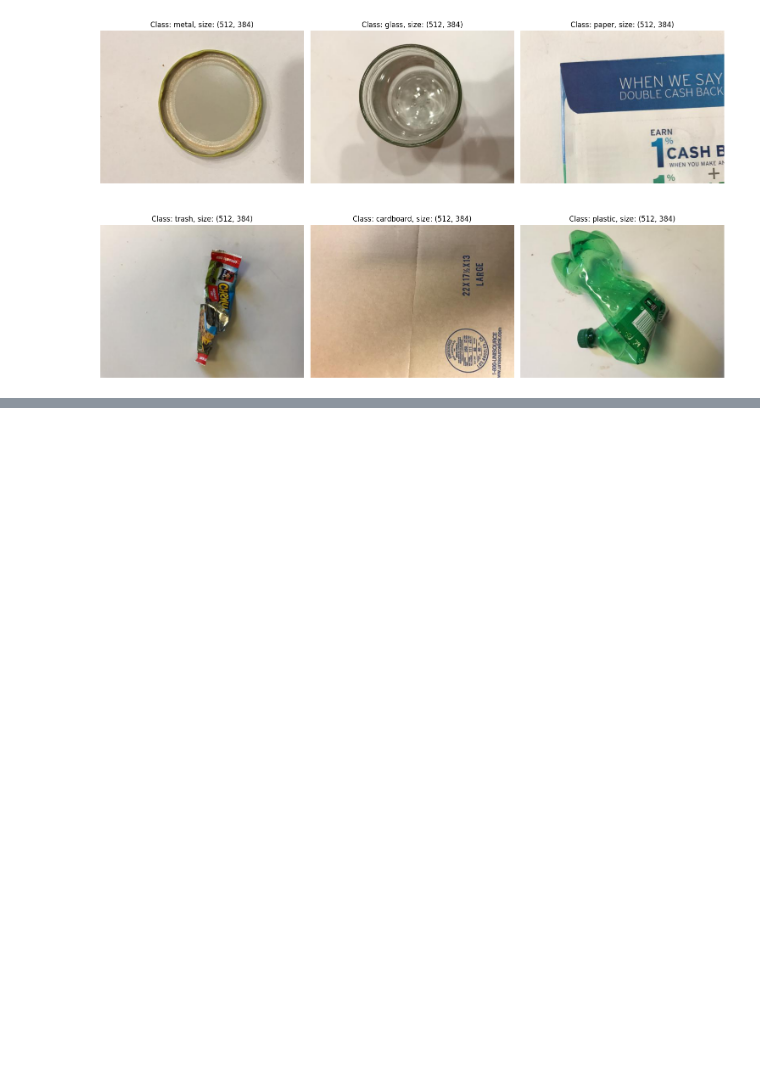
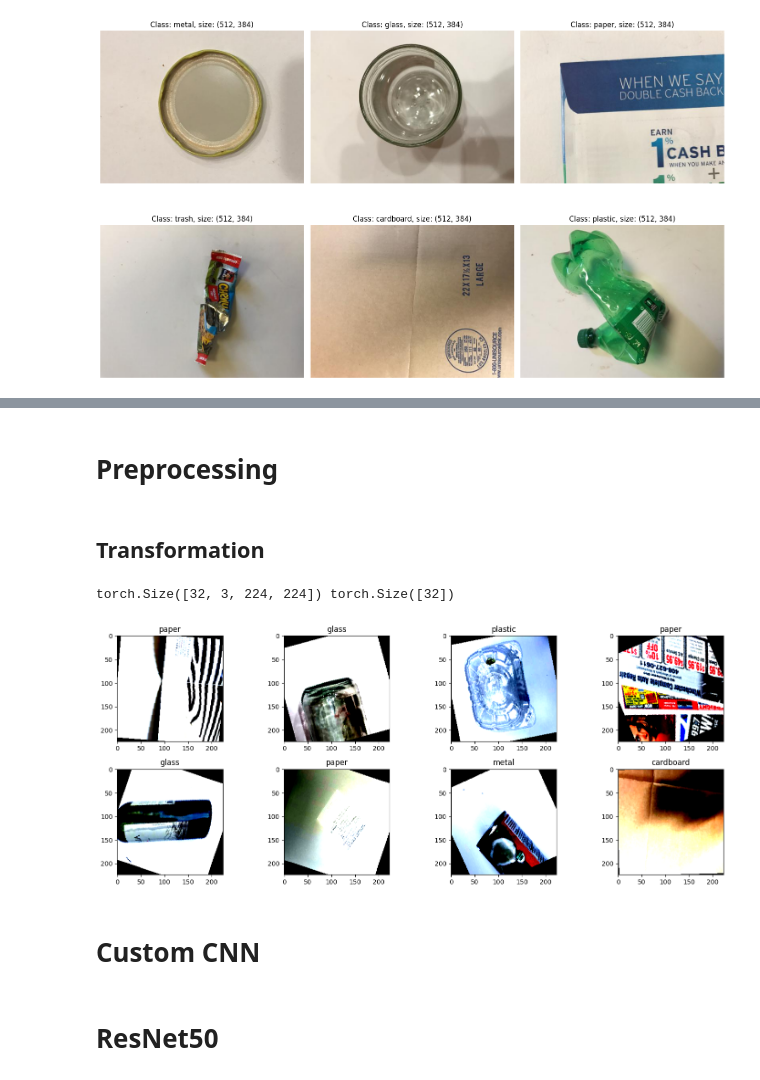
Before and after one commit to k0stro/garbage-classification, a Jupyter notebook: garbage-classification-cnn-vs-resnet50.ipynb, the cells around one changed output, grey strips where cells are left out. Drawn from its saved outputs; the diff is of its cells as text; code cells hidden in the pictures; blank space fills up the shorter version.

Commit message:
Kaggle Notebook | Garbage Classification - CNN vs ResNet50 | Version 4

```diff
--- a/garbage-classification-cnn-vs-resnet50.ipynb
+++ b/garbage-classification-cnn-vs-resnet50.ipynb
@@ -82,0 +117,18 @@ plt.show()
+# %% [markdown]
+# Preprocessing
+# %% [markdown]
+## Transformation
+# %%
+train_transform = transforms.Compose([
+    transforms.Resize((224, 224)),
+    transforms.RandomHorizontalFlip(p=0.5),
+    transforms.RandomRotation(degrees=30),
+    transforms.ToTensor(),
+    transforms.Normalize(mean=[0.485, 0.456, 0.406], std=[0.229, 0.224, 0.225]) #normalization parameters for resnet50
+])
+
+test_val_transform = transforms.Compose([
+    transforms.Resize((224, 224)),
+    transforms.ToTensor(),
+    transforms.Normalize(mean=[0.485, 0.456, 0.406], std=[0.229, 0.224, 0.225]) #normalization parameters for resnet50
+])
@@ -82,0 +165,30 @@ plt.show()
+# %%
+train_dataset = GarbageDataset(df_train, img_dir, transform=train_transform)
+val_dataset = GarbageDataset(df_val, img_dir, transform=test_val_transform)
+test_dataset = GarbageDataset(df_test, img_dir, transform=test_val_transform)
+
+batch_size = 32
+
+train_loader = DataLoader(train_dataset, batch_size=batch_size, shuffle=True, num_workers=2)
+val_loader = DataLoader(val_dataset, batch_size=batch_size, shuffle=False, num_workers=2)
+test_loader = DataLoader(test_dataset, batch_size=batch_size, shuffle=False, num_workers=2)
+# %%
+images, labels = next(iter(train_loader))
+print(images.shape, labels.shape)
+# %% [output]
+torch.Size([32, 3, 224, 224]) torch.Size([32])
+# %%
+class_names = [class_map[i+1] for i in range(len(class_map))]
+images, labels = next(iter(train_loader))
+plt.figure(figsize=(15, 6))
+for i in range(8):
+    plt.subplot(2, 4, i+1)
+    plt.imshow(images[i].numpy().transpose((1, 2, 0)))
+    label_idx = labels[i].item()
+    plt.title(class_names[label_idx])
+plt.tight_layout()
+plt.show()
+# %% [output]
+[figure, added]
+# %% [markdown]
+# Custom CNN
@@ -82,0 +223,2 @@ plt.show()
+# %% [markdown]
+# ResNet50
```
Also changed, not shown: parts of 30 cells of this notebook.
